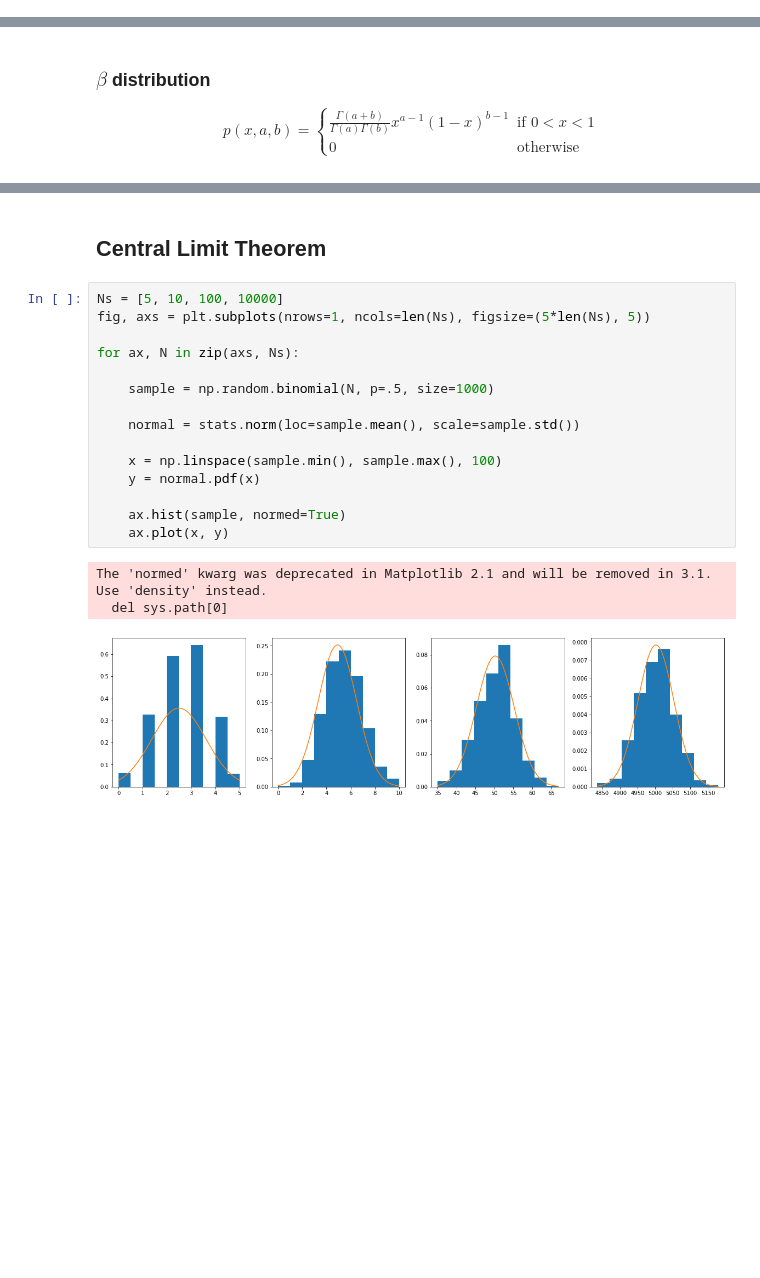
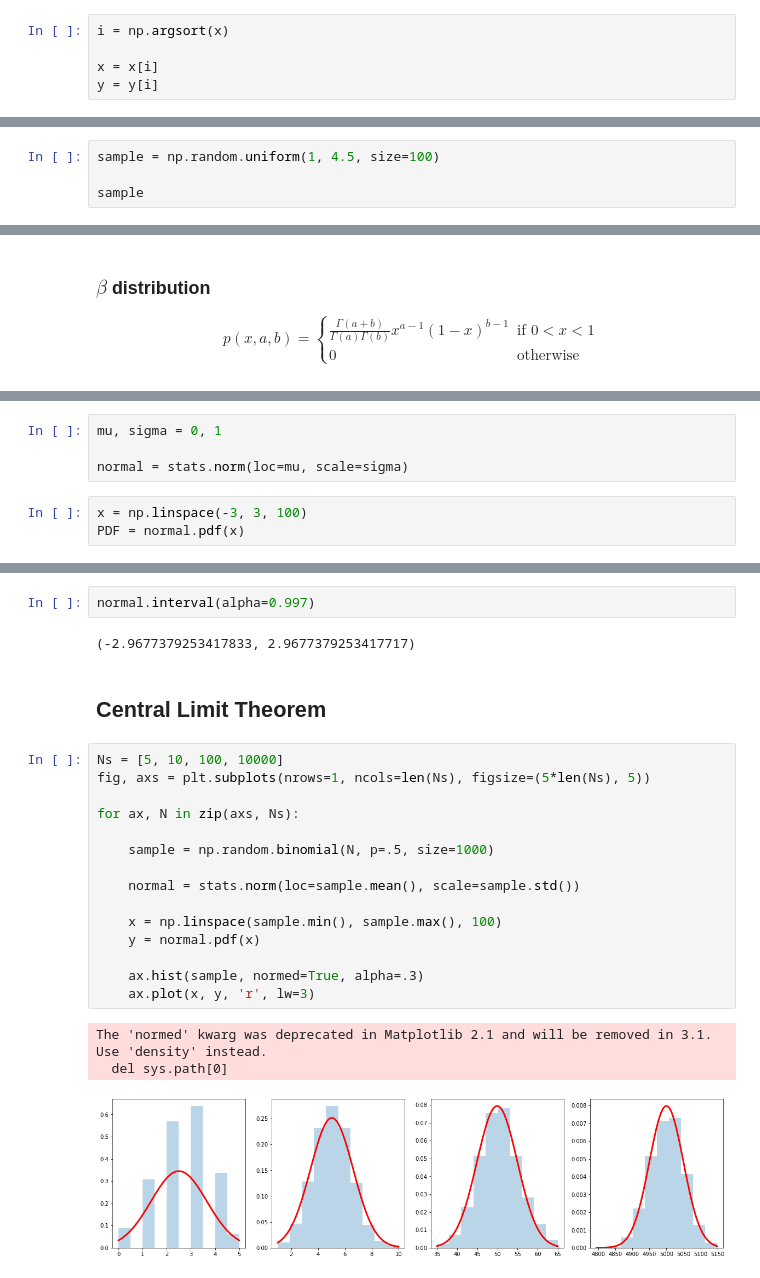
Before and after one commit to mvsantosdev/bayesian-methods-with-python, a Jupyter notebook: 1-Introduction.ipynb, the cells around one changed output, grey strips where cells are left out. Drawn from its saved outputs; the diff is of its cells as text; blank space fills up the shorter version.

```diff
--- a/1-Introduction.ipynb
+++ b/1-Introduction.ipynb
@@ -285,0 +436,5 @@ $$ E[X] = Var[X] = \lambda $$
+# %%
+i = np.argsort(x)
+
+x = x[i]
+y = y[i]
@@ -305,0 +488,4 @@ $$ E[X] = \frac{a+b}{2}, ~~~~~ Var[X] = \frac{(b-a)^2}{12} $$
+# %%
+sample = np.random.uniform(1, 4.5, size=100)
+
+sample
@@ -342,0 +626,7 @@ $$ E[X] = \mu, ~~~~~ Var[X] = \sigma $$
+# %%
+mu, sigma = 0, 1
+
+normal = stats.norm(loc=mu, scale=sigma)
+# %%
+x = np.linspace(-3, 3, 100)
+PDF = normal.pdf(x)
@@ -343,22 +668,26 @@ $$ E[X] = \mu, ~~~~~ Var[X] = \sigma $$
+# %%
+normal.interval(alpha=0.997)
+# %% [output]
+(-2.9677379253417833, 2.9677379253417717)
 # %% [markdown]
 ## Central Limit Theorem
 # %%
 Ns = [5, 10, 100, 10000]
 fig, axs = plt.subplots(nrows=1, ncols=len(Ns), figsize=(5*len(Ns), 5))
 
 for ax, N in zip(axs, Ns):
 
     sample = np.random.binomial(N, p=.5, size=1000)
 
     normal = stats.norm(loc=sample.mean(), scale=sample.std())
 
     x = np.linspace(sample.min(), sample.max(), 100)
     y = normal.pdf(x)
 
-    ax.hist(sample, normed=True)
-    ax.plot(x, y)
+    ax.hist(sample, normed=True, alpha=.3)
+    ax.plot(x, y, 'r', lw=3)
 # %% [output]
 The 'normed' kwarg was deprecated in Matplotlib 2.1 and will be removed in 3.1. Use 'density' instead.
   del sys.path[0]
-[figure, old version]
+[figure, new version]
 # %%
```
Also changed, not shown: parts of 114 cells of this notebook, 2 other files.
